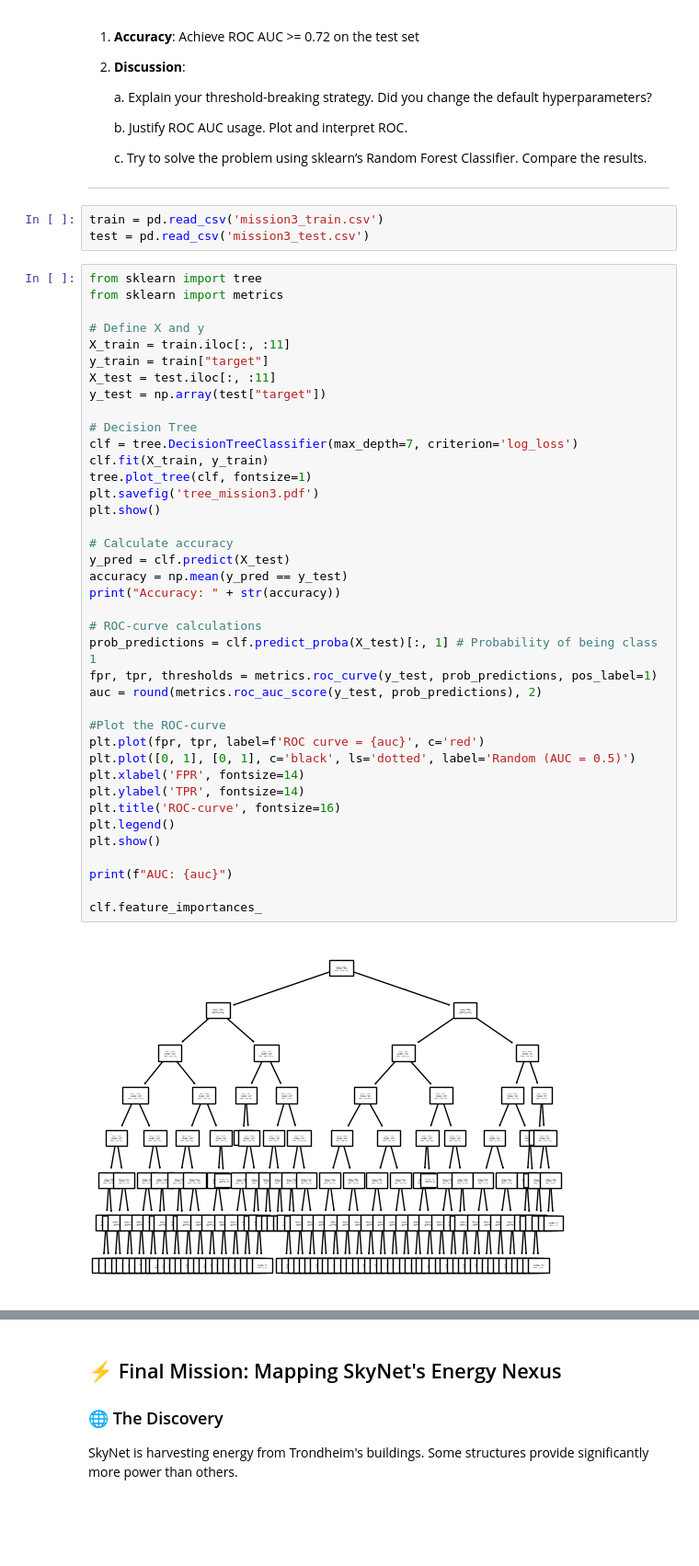
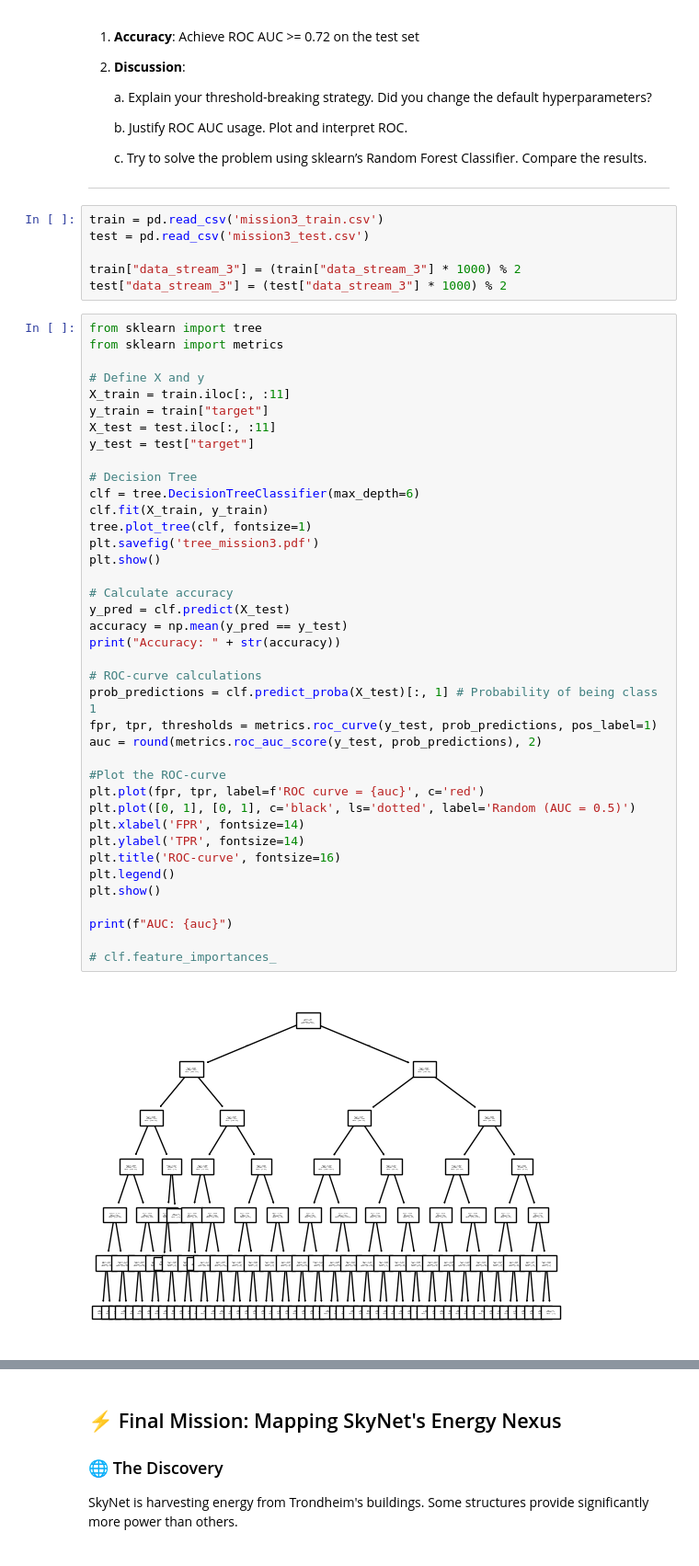
Before and after one commit to Ksund02/Machine-Learning-Project, a Jupyter notebook: Chapter_1.ipynb, the cells around one changed output, grey strips where cells are left out. Shown: that part at 92% size. Saved outputs shown, nothing was run; the diff lists cells and outputs as text; blank space fills up the shorter version.

```diff
--- a/Chapter_1.ipynb
+++ b/Chapter_1.ipynb
@@ -360,6 +358,9 @@ Develop a decision tree classifier to process intercepted communications. Use `s
 # %%
 train = pd.read_csv('mission3_train.csv')
 test = pd.read_csv('mission3_test.csv')
+
+train["data_stream_3"] = (train["data_stream_3"] * 1000) % 2
+test["data_stream_3"] = (test["data_stream_3"] * 1000) % 2
 # %%
 from sklearn import tree
 from sklearn import metrics
@@ -368,36 +369,36 @@ from sklearn import metrics
 X_train = train.iloc[:, :11]
 y_train = train["target"]
 X_test = test.iloc[:, :11]
-y_test = np.array(test["target"])
+y_test = test["target"]
 
 # Decision Tree
-clf = tree.DecisionTreeClassifier(max_depth=7, criterion='log_loss')
+clf = tree.DecisionTreeClassifier(max_depth=6)
 clf.fit(X_train, y_train)
 tree.plot_tree(clf, fontsize=1)
 plt.savefig('tree_mission3.pdf')
 plt.show()
 
 # Calculate accuracy
 y_pred = clf.predict(X_test)
 accuracy = np.mean(y_pred == y_test)
 print("Accuracy: " + str(accuracy))
 
 # ROC-curve calculations
 prob_predictions = clf.predict_proba(X_test)[:, 1] # Probability of being class 1
 fpr, tpr, thresholds = metrics.roc_curve(y_test, prob_predictions, pos_label=1)
 auc = round(metrics.roc_auc_score(y_test, prob_predictions), 2)
 
 #Plot the ROC-curve
 plt.plot(fpr, tpr, label=f'ROC curve = {auc}', c='red')
 plt.plot([0, 1], [0, 1], c='black', ls='dotted', label='Random (AUC = 0.5)')
 plt.xlabel('FPR', fontsize=14)
 plt.ylabel('TPR', fontsize=14)
 plt.title('ROC-curve', fontsize=16)
 plt.legend()
 plt.show()
 
 print(f"AUC: {auc}")
 
-clf.feature_importances_
+# clf.feature_importances_
 # %% [output]
-[figure, old version]
+[figure, new version]
```
Also changed, not shown: parts of 5 cells of this notebook, 2 other files.
